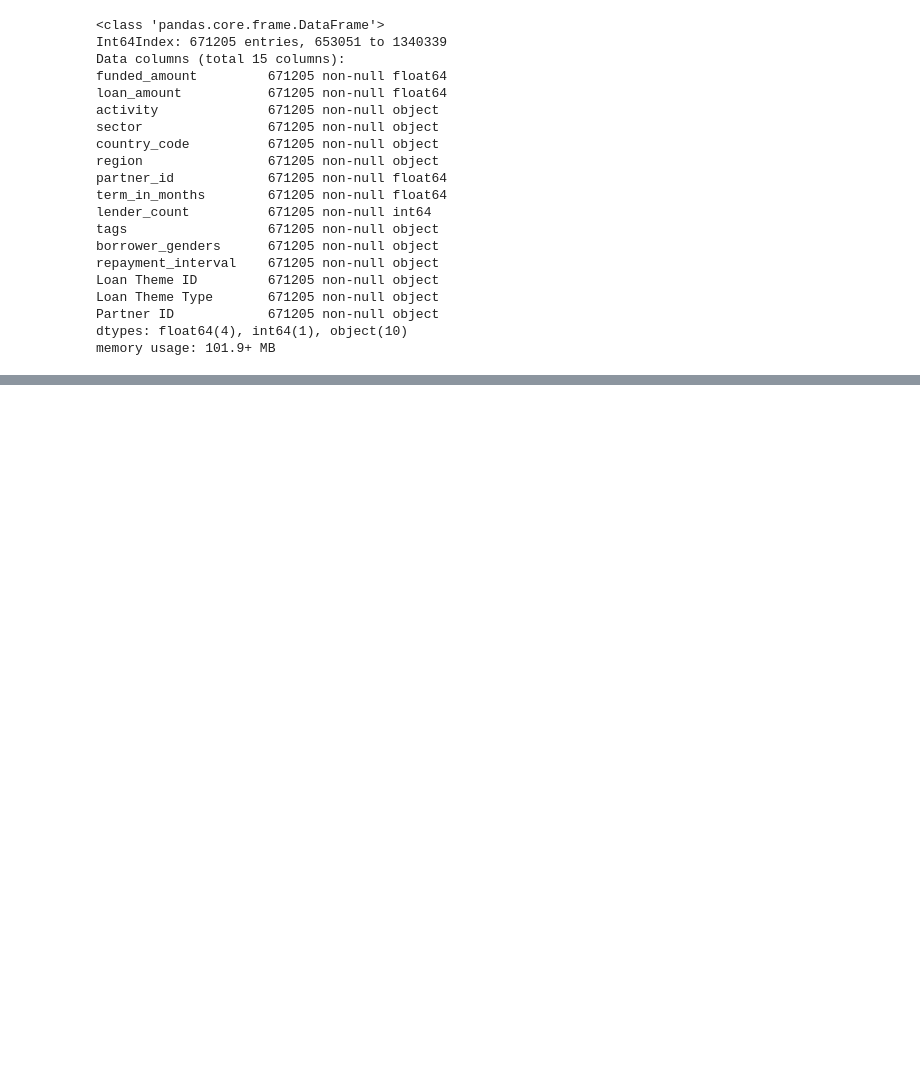
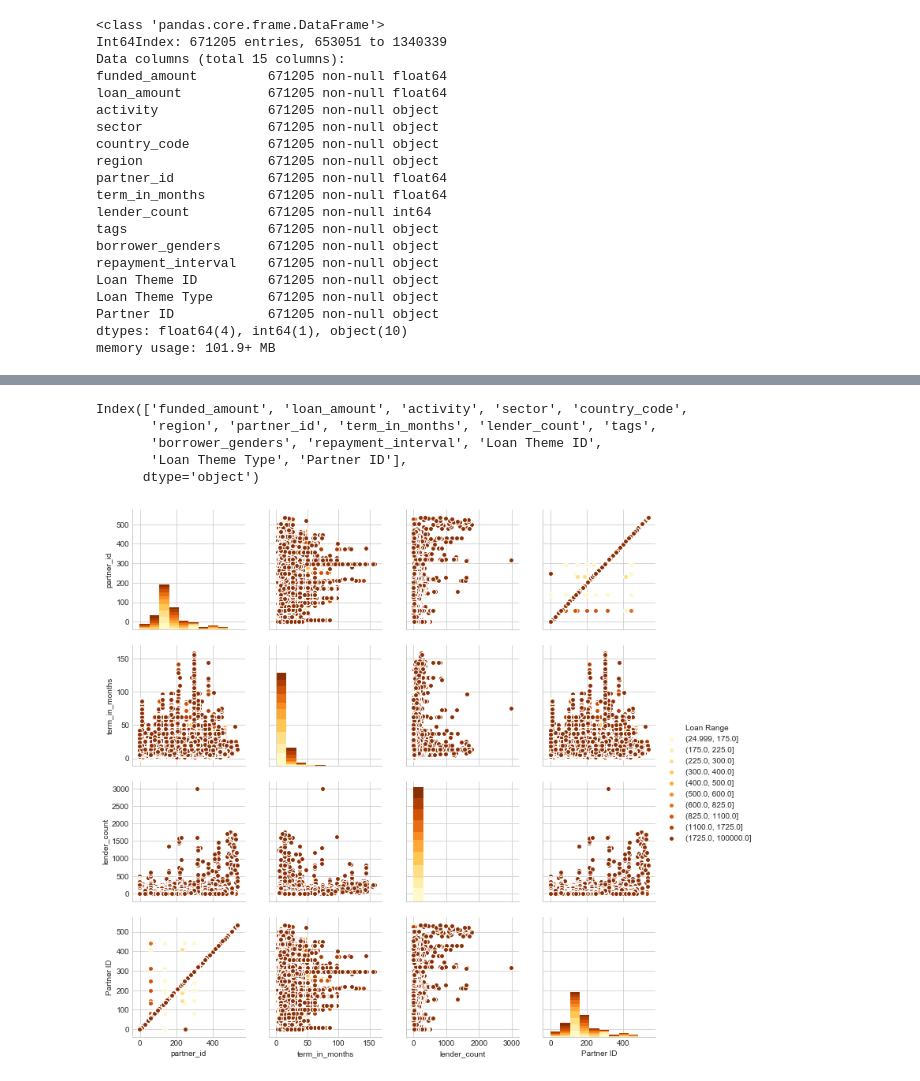
Before and after one commit to shahab-ai/kaggle-kiva.org, a Jupyter notebook: script.ipynb, the cells around one changed output, grey strips where cells are left out. Saved outputs shown, nothing was run; the diff lists cells and outputs as text; code cells hidden in the pictures; blank space fills up the shorter version.

```diff
--- a/script.ipynb
+++ b/script.ipynb
@@ -223,0 +286,13 @@ memory usage: 101.9+ MB
+# %%
+loan_data_df.columns
+# %% [output]
+Index(['funded_amount', 'loan_amount', 'activity', 'sector', 'country_code',
+       'region', 'partner_id', 'term_in_months', 'lender_count', 'tags',
+       'borrower_genders', 'repayment_interval', 'Loan Theme ID',
+       'Loan Theme Type', 'Partner ID'],
+      dtype='object')
+# %%
+loan_data_df['Loan Range'] = pd.qcut(loan_data_df.loan_amount, 10)
+g = sns.pairplot(loan_data_df.drop(['funded_amount','loan_amount'],axis=1), hue='Loan Range', palette="YlOrBr");
+# %% [output]
+[figure, added]
```
Also changed, not shown: parts of 38 cells of this notebook.
